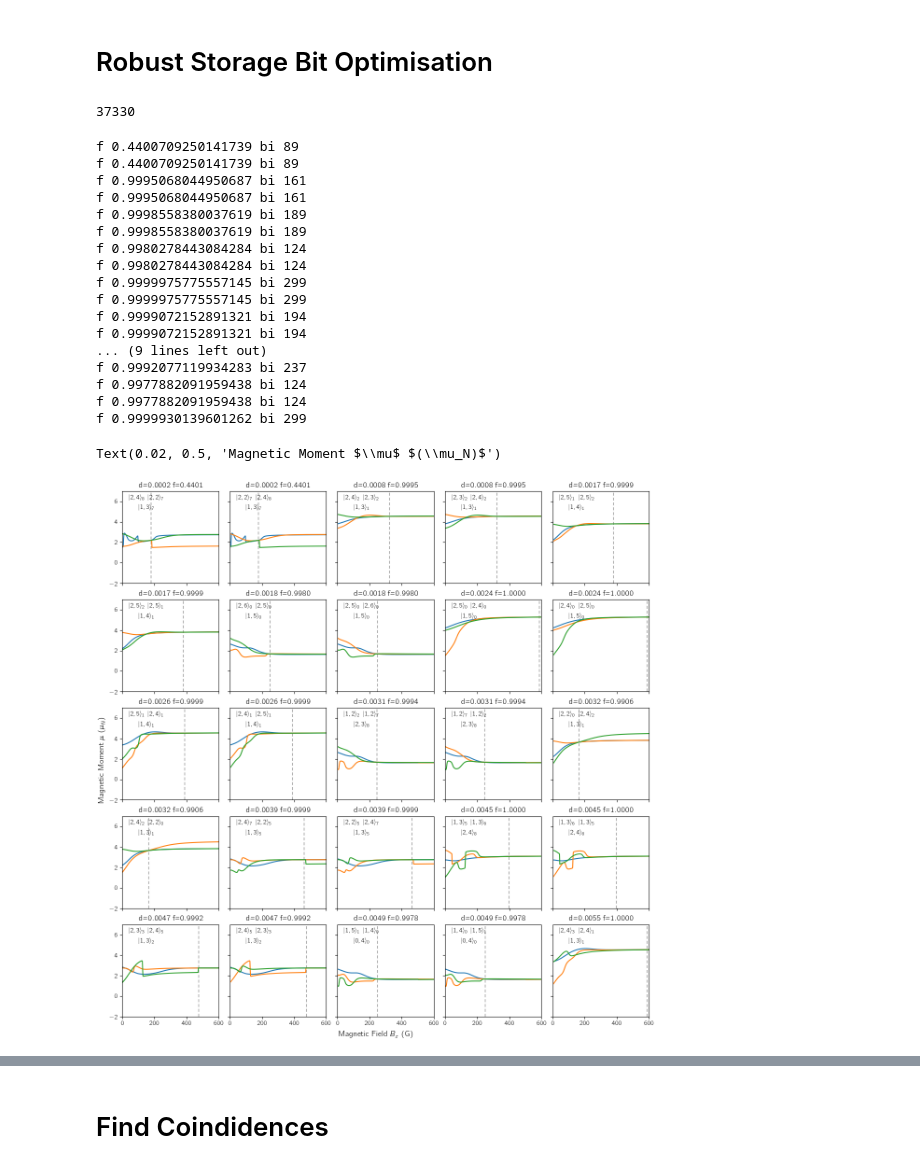
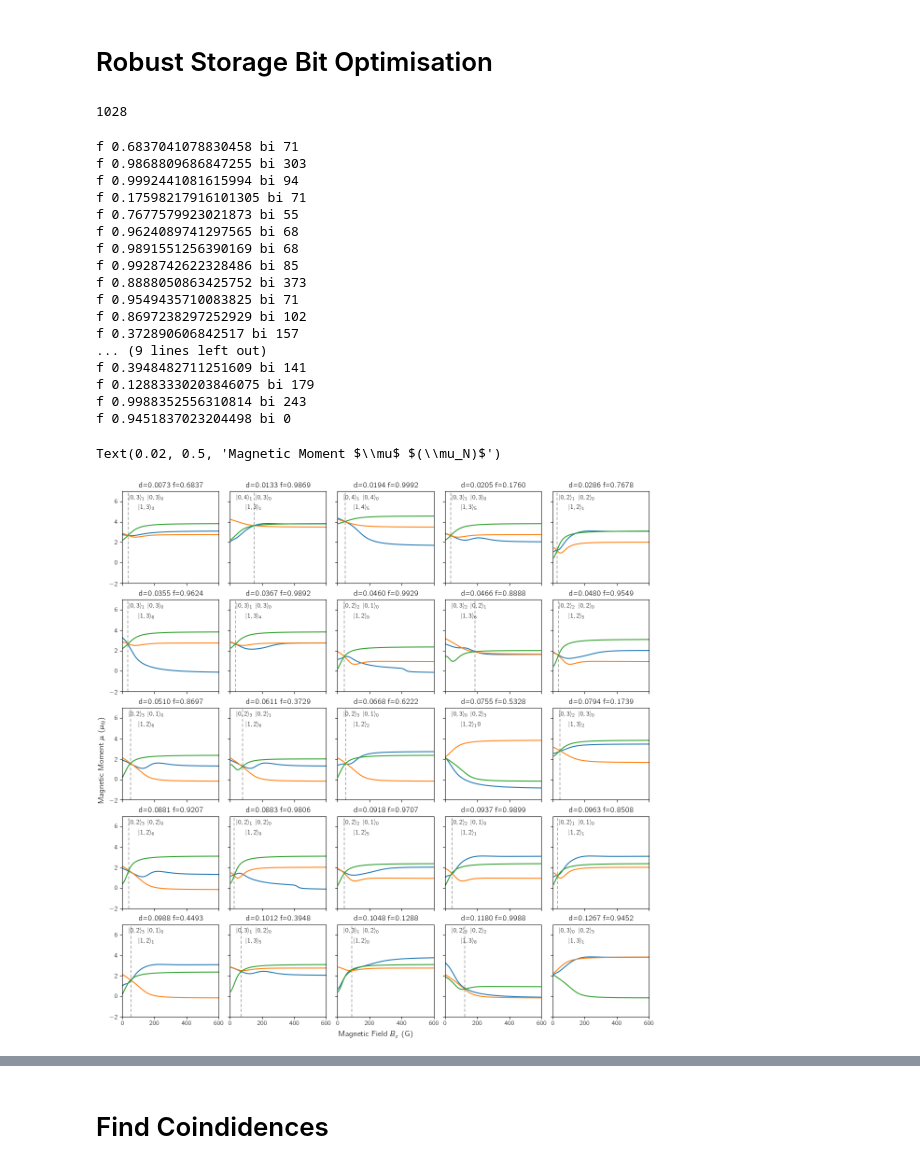
Before and after one commit to tomhepz/MolecularEnergyLevels, a Jupyter notebook: notebooks/diatom-coincidences.ipynb, the cells around one changed output, grey strips where cells are left out. Cells and saved outputs as stored; diff of their text form; code cells hidden in the pictures.

```diff
--- a/notebooks/diatom-coincidences.ipynb
+++ b/notebooks/diatom-coincidences.ipynb
@@ -204,7 +209,7 @@ def transfer_efficiency(state1_label, state2_label,bi,pulse_time=0.0001):
             continue
         g = np.abs(COUPLING[bi, state1i, state3i]/COUPLING[bi, state1i, state2i])
         k = np.abs(((ENERGIES[bi, state3i] - ENERGIES[bi, state2i]) / scipy.constants.h) / (1/pulse_time))
-        sub_transfered = maximum_fidelity(k,g)
+        sub_transfered = twice_average_fidelity(k,g)
         transfered *= sub_transfered
 
     return transfered
@@ -379,29 +384,31 @@ for i, focus_state_index in enumerate(accessible_state_indices):
 # two states in N, one in N+-1
 
 possibilities = []
-for N1 in range(0,N_MAX+1):
-    for N2 in [N1-1,N1+1]:
+for N1 in [1]:#range(0,N_MAX+1):
+    for N2 in [0]:#[N1-1,N1+1]:
         if N2 < 0 or N2 > N_MAX:
             continue
         F1 = round(N1+I1+I2)
         F2 = round(N2+I1+I2)
-        for MF1 in [3,4,5]+([6] if N1>0 else []):#range(-F1,F1+1,1):
+        for MF1 in [2,3,4,5]+([6] if N1>0 else []):#range(-F1,F1+1,1):
             for p1 in [-1,0,1]:
                 for p2 in [-1,0,1]:
                     if MF1+p1 > F2 or MF1+p1 < -F2 or MF1+p2 > F2 or MF1+p2 < -F2:
                         continue
                     MF2a = MF1+p1
                     MF2b = MF1+p2
+                    if MF2a < MF2b:
+                        continue
                     for i in range(label_degeneracy(N1,MF1)):
                         for j in range(label_degeneracy(N2,MF2a)):
                             for k in range(label_degeneracy(N2,MF2b)):
-                                if MF2a == MF2b and j == k:
+                                if MF2a == MF2b and j <= k:
                                     continue
                                 possibilities.append([(N1,MF1,i),(N2,MF2a,j),(N2,MF2b,k)])
 possibilities = np.array(possibilities)
 print(len(possibilities))
 # %% [output]
-37330
+1028
 # %%
 # Find best B for minimum dipole deviation
 best_deviation = np.ones((len(possibilities)),dtype=np.double)
@@ -426,7 +433,7 @@ for i,state_posibility in enumerate(possibilities):
 # %%
 # Simulate microwave transfers to find 'fidelity'
 top_fidelities = np.zeros(len(possibilities),dtype=np.double)
-desired_pulse_time = 100 * 1e-6 # microseconds, longer => increased fidelity
+desired_pulse_time = 500 * 1e-6 # microseconds, longer => increased fidelity
 for i, focus_state in enumerate(possibilities):
     at_Bi = best_b_index[i]
     p = 1
@@ -450,7 +457,7 @@ bestest_fidelity = np.max(top_fidelities)
 for i, focus_state in enumerate(possibilities):
     deviation = bestest_deviation/best_deviation[i]
     fidelity = top_fidelities[i]
-    rating[i] = deviation*fidelity
+    rating[i] = deviation*(fidelity>0.1)
 
 order = (-rating).argsort()
 # %%
@@ -460,48 +467,48 @@ ordered_states = possibilities[order]
 ordered_B = best_b_index[order]
 ordered_fidelities = top_fidelities[order]
 ordered_deviations = best_deviation[order]
 
 i=0
 for axh in axs:
     for ax in axh:
-        state_labels = ordered_states[i+50]
+        state_labels = ordered_states[i]
         state_numbers = np.array([label_to_state_no(*state_label) for state_label in ordered_states[i]])
         ax.set_xlim(0,B_MAX*GAUSS)
         ax.set_ylim(-2,7)
         # ax.set_xticks([0, 100, 200, 300, 400])
         # ax.set_yticks([2, 4, 6])
         ax.plot(B*GAUSS,MAGNETIC_MOMENTS[:,state_numbers]/muN, alpha=1,linewidth=1.5,zorder=1);
         ax.axvline(x=min(B[ordered_B[i]]*GAUSS,B_MAX*GAUSS*0.98), dashes=(3, 2), color='k', linewidth=1.5,alpha=0.3,zorder=0)
         fidelity = ordered_fidelities[i]
         print("f",fidelity,"bi",ordered_B[i])
         max_dev = np.abs(ordered_deviations[i]/muN)
         ax.set_title(f'd={max_dev:.4f} f={fidelity:.4f}')
         ax.text(100,5.2,r'$|{},{}\rangle_{}$'.format(*(state_labels[0])))
         ax.text(40,6.2,r'$|{},{}\rangle_{}$'.format(*(state_labels[1])))
         ax.text(160,6.2,r'$|{},{}\rangle_{}$'.format(*(state_labels[2])))
         i+=1
 
 fig.supxlabel( 'Magnetic Field $B_z$ (G)')
 fig.supylabel('Magnetic Moment $\mu$ $(\mu_N)$')
 
 # fig.savefig('../images/magnetic-dipole-coincides.pdf')
 # %% [output]
-f 0.4400709250141739 bi 89
-f 0.4400709250141739 bi 89
-f 0.9995068044950687 bi 161
-f 0.9995068044950687 bi 161
-f 0.9998558380037619 bi 189
-f 0.9998558380037619 bi 189
-f 0.9980278443084284 bi 124
-f 0.9980278443084284 bi 124
-f 0.9999975775557145 bi 299
-f 0.9999975775557145 bi 299
-f 0.9999072152891321 bi 194
-f 0.9999072152891321 bi 194
+f 0.6837041078830458 bi 71
+f 0.9868809686847255 bi 303
+f 0.9992441081615994 bi 94
+f 0.17598217916101305 bi 71
+f 0.7677579923021873 bi 55
+f 0.9624089741297565 bi 68
+f 0.9891551256390169 bi 68
+f 0.9928742622328486 bi 85
+f 0.8888050863425752 bi 373
+f 0.9549435710083825 bi 71
+f 0.8697238297252929 bi 102
+f 0.372890606842517 bi 157
 ... (9 lines left out)
-f 0.9992077119934283 bi 237
-f 0.9977882091959438 bi 124
-f 0.9977882091959438 bi 124
-f 0.9999930139601262 bi 299
+f 0.3948482711251609 bi 141
+f 0.12883330203846075 bi 179
+f 0.9988352556310814 bi 243
+f 0.9451837023204498 bi 0
 Text(0.02, 0.5, 'Magnetic Moment $\\mu$ $(\\mu_N)$')
-[figure, old version]
+[figure, new version]
```
Also changed, not shown: parts of 16 cells of this notebook, 6 other files.
